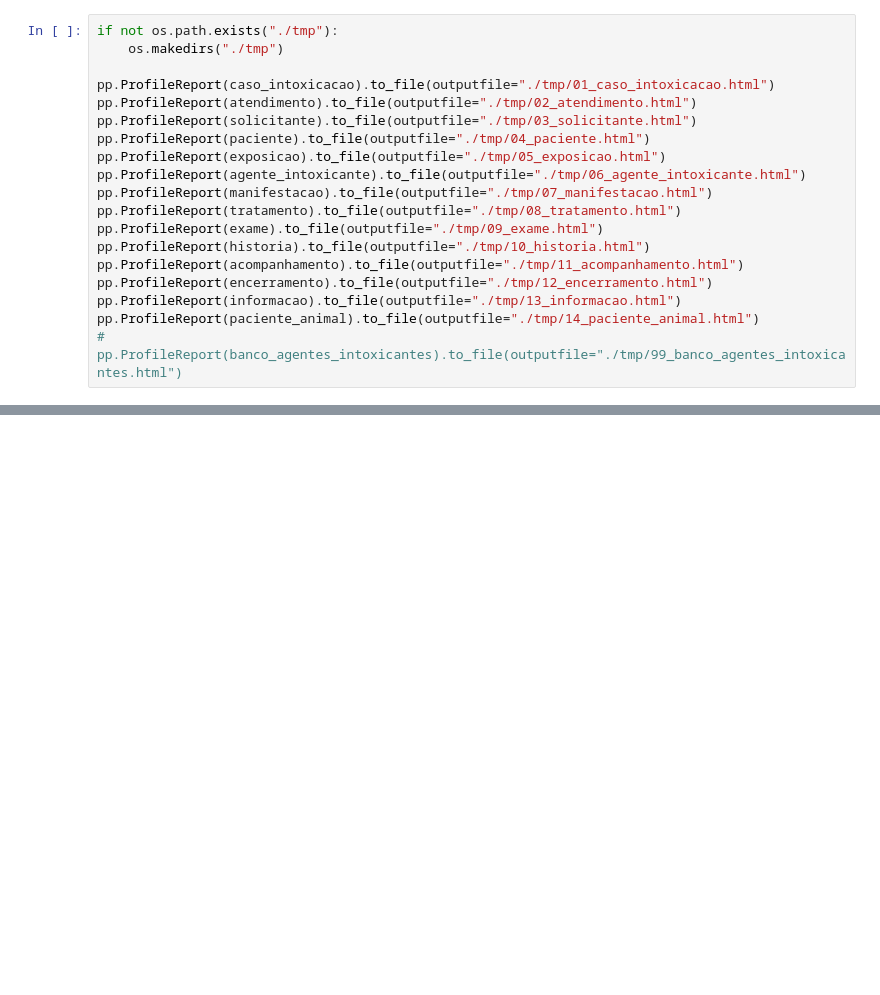
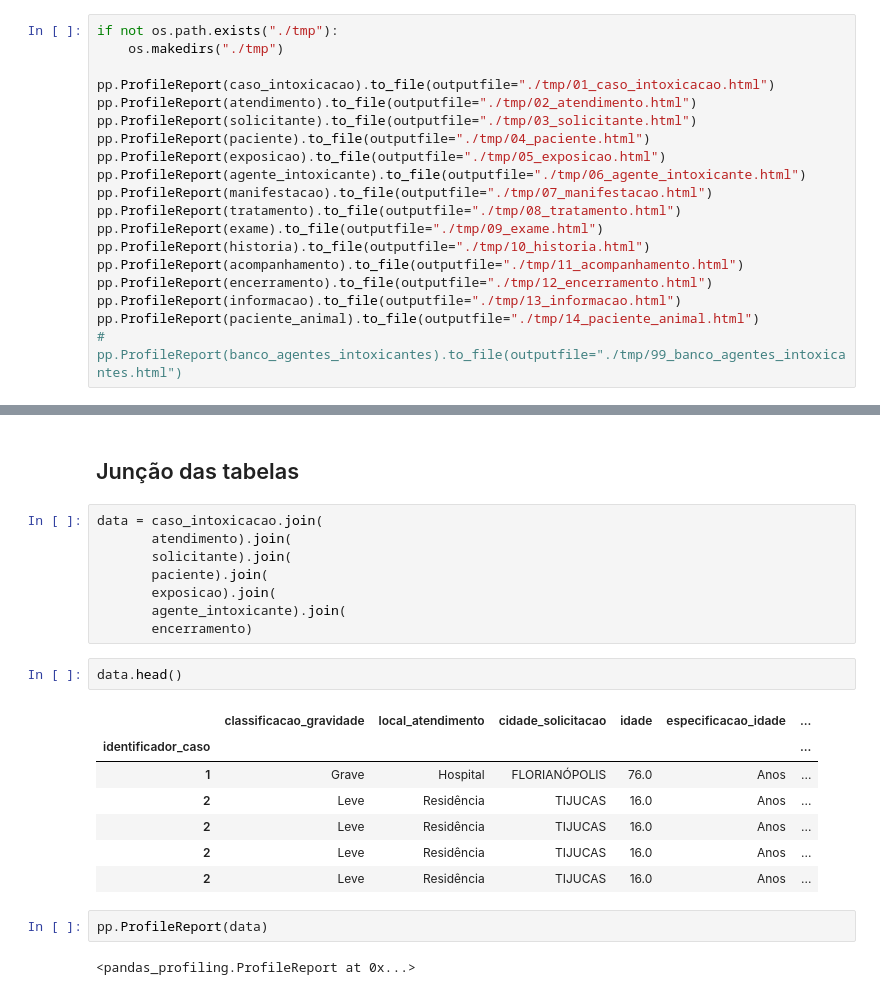
Before and after one commit to igoryamamoto/data-mining, a Jupyter notebook: data-preparation.ipynb, the cells around one changed output, grey strips where cells are left out. Saved outputs shown, nothing was run; the diff lists cells and outputs as text; blank space fills up the shorter version.

Commit message:
Perform atrr selection and join operation

```diff
--- a/data-preparation.ipynb
+++ b/data-preparation.ipynb
@@ -49,0 +145,24 @@ pp.ProfileReport(paciente_animal).to_file(outputfile="./tmp/14_paciente_animal.h
+# %% [markdown]
+## Junção das tabelas
+# %%
+data = caso_intoxicacao.join(
+       atendimento).join(
+       solicitante).join(
+       paciente).join(
+       exposicao).join(
+       agente_intoxicante).join(
+       encerramento)
+# %%
+data.head()
+# %% [output]
+|  | classificacao_gravidade | local_atendimento | cidade_solicitacao | idade | especificacao_idade | ... |
+| identificador_caso |  |  |  |  |  | ... |
+| 1 | Grave | Hospital | FLORIANÓPOLIS | 76.0 | Anos | ... |
+| 2 | Leve | Residência | TIJUCAS | 16.0 | Anos | ... |
+| 2 | Leve | Residência | TIJUCAS | 16.0 | Anos | ... |
+| 2 | Leve | Residência | TIJUCAS | 16.0 | Anos | ... |
+| 2 | Leve | Residência | TIJUCAS | 16.0 | Anos | ... |
+# %%
+pp.ProfileReport(data)
+# %% [output]
+<pandas_profiling.ProfileReport at 0x...>
```
Also changed, not shown: parts of 7 cells of this notebook.
